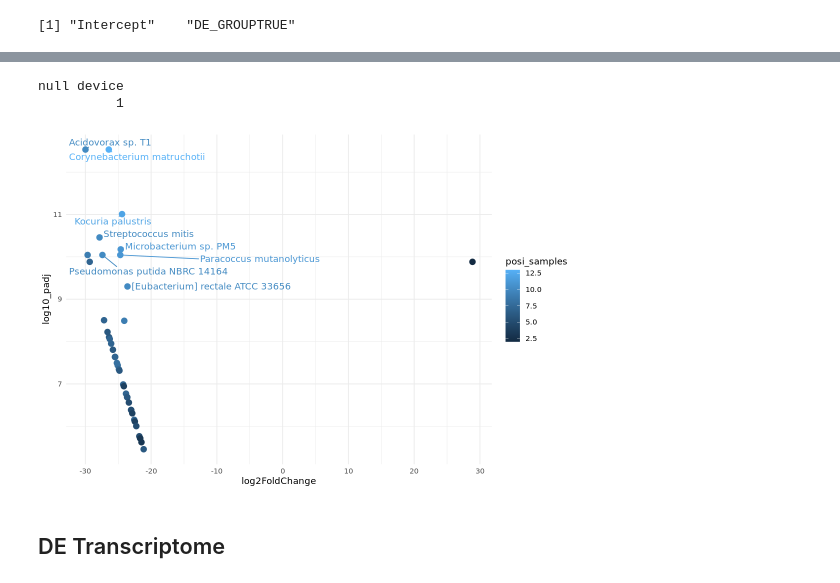
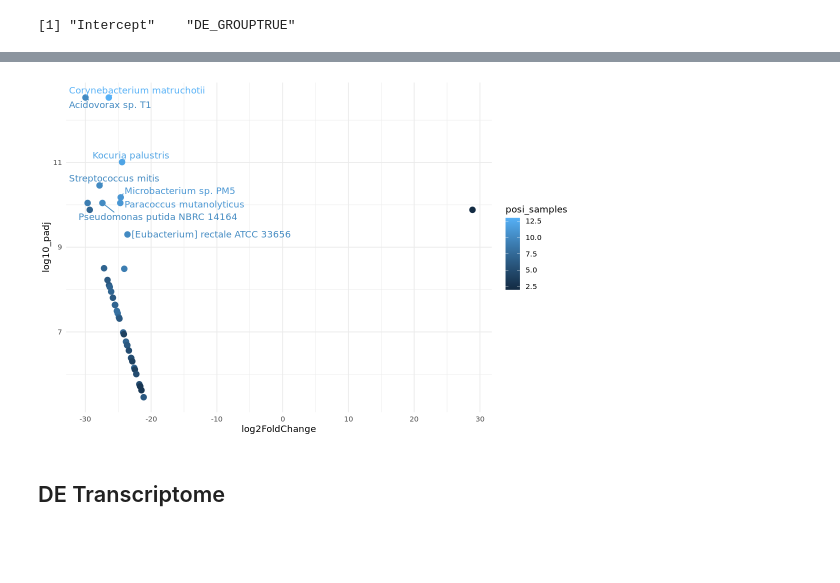
Before and after one commit to kepsi/Pathonoia, a Jupyter notebook: downstream_analysis/downstream_analysis_PSC.ipynb, the cells around one changed output, grey strips where cells are left out. Drawn from its saved outputs; the diff is of its cells as text; code cells hidden in the pictures; blank space fills up the shorter version.

```diff
--- a/downstream_analysis/downstream_analysis_PSC.ipynb
+++ b/downstream_analysis/downstream_analysis_PSC.ipynb
@@ -244,23 +142,0 @@ pca_outlier = c('F12271','F12285','F12332', 'F12289', 'F12292', 'F12278', 'F1232
-# %%
-counts = read.table(paste0(inputfolder,ds,"_contamination_aggregated.csv"), sep = ",", header=TRUE, check.names = FALSE, row.names = "")
-
-counts = counts[,!(colnames(counts) %in% pca_outlier)]
-pathoInfo = counts[pathoInfoCols]
-counts = counts[,!colnames(counts) %in% pathoInfoCols]
-
-counts[is.na(counts)]=0
-
-numberOfZerosAllowed = length(counts)*0.99
-counts_lessSparse = counts[!(rowSums(counts == 0) > numberOfZerosAllowed),]
-table(duplicated(counts_lessSparse))
-counts = counts_lessSparse
-
-metadata = read.table(paste0(inputfolder,"KFO60_metadata.csv"), sep=",", header=TRUE)
-rownames(metadata) = metadata$sample
-metadata = metadata[colnames(counts),]
-metadata$fibrosis = gsub('1-2', '1.5', metadata$fibrosis)
-metadata$fibrosis = gsub('0-1', '0.5', metadata$fibrosis)
-metadata$fibrosis = gsub('2-3', '0.5', metadata$fibrosis)
-metadata$fibrosis = as.numeric(metadata$"fibrosis")
-cols_of_interest = c("sex",'age','diagnosis','fibrosis','mHAI')
-metadata_of_interest = metadata[rownames(t(counts)),cols_of_interest]
@@ -417,13 +242,9 @@ r = cbind(r, posi_samples = rowSums(counts[rownames(r),]>0))
 r$log10_padj=-log10(r$padj)
 # %%
 options(repr.plot.width=9, repr.plot.height=6)
-#pdf("figures/psc_bac_volcano.pdf", height = 6, width = 9)
 ggplot(r, aes(log2FoldChange, log10_padj, color= posi_samples, label=ifelse(posi_samples>9, as.character(species_name),""))) + geom_point(size=3) + theme_minimal() + geom_text_repel(min.segment.length = 0)
-dev.off()
 # %% [output]
-null device
-          1
-[figure, old version]
+[figure, new version]
 # %% [markdown]
 ## DE Transcriptome
 # %%
```
Also changed, not shown: parts of 24 cells of this notebook, 1 other file.
